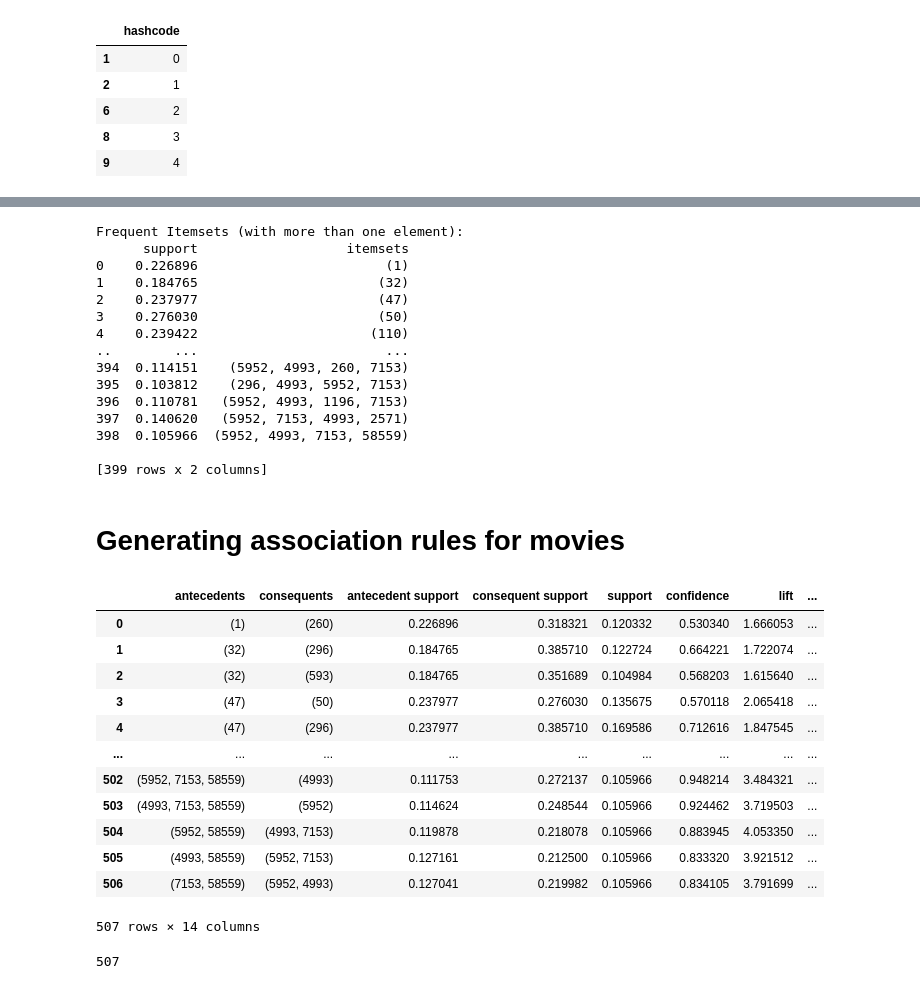
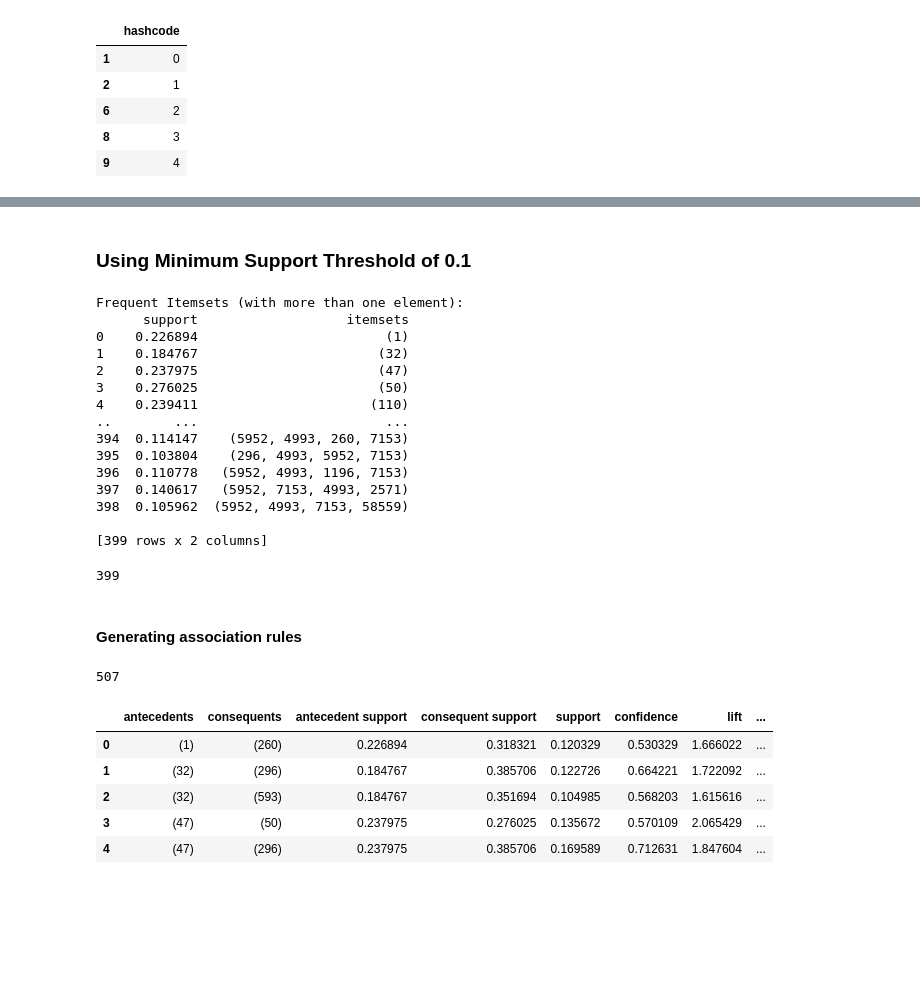
Before and after one commit to radziko/ctds_02807, a Jupyter notebook: association_rules.ipynb, the cells around one changed output, grey strips where cells are left out. Drawn from its saved outputs; the diff is of its cells as text; code cells hidden in the pictures; blank space fills up the shorter version.

```diff
--- a/association_rules.ipynb
+++ b/association_rules.ipynb
@@ -251,47 +442,46 @@ binary_df = pd.DataFrame(te_ary, columns=te.columns_)
+# %% [markdown]
+### Using Minimum Support Threshold of 0.1
 # %%
 # frequent itemsets
 min_support = 0.1
-frequent_itemsets = apriori(binary_df, min_support=min_support, use_colnames=True)
+frequent_itemsets_1 = apriori(binary_df, min_support=min_support, use_colnames=True)
 print("Frequent Itemsets (with more than one element):")
-print(frequent_itemsets)
+print(frequent_itemsets_1)
 # %% [output]
 Frequent Itemsets (with more than one element):
       support                   itemsets
-0    0.226896                        (1)
-1    0.184765                       (32)
-2    0.237977                       (47)
-3    0.276030                       (50)
-4    0.239422                      (110)
+0    0.226894                        (1)
+1    0.184767                       (32)
+2    0.237975                       (47)
+3    0.276025                       (50)
+4    0.239411                      (110)
 ..        ...                        ...
-394  0.114151    (5952, 4993, 260, 7153)
-395  0.103812    (296, 4993, 5952, 7153)
-396  0.110781   (5952, 4993, 1196, 7153)
-397  0.140620   (5952, 7153, 4993, 2571)
-398  0.105966  (5952, 4993, 7153, 58559)
+394  0.114147    (5952, 4993, 260, 7153)
+395  0.103804    (296, 4993, 5952, 7153)
+396  0.110778   (5952, 4993, 1196, 7153)
+397  0.140617   (5952, 7153, 4993, 2571)
+398  0.105962  (5952, 4993, 7153, 58559)
 
 [399 rows x 2 columns]
+# %%
+frequent_itemsets_1['length'] = frequent_itemsets_1['itemsets'].apply(lambda x: len(x))
+len(frequent_itemsets_1)
+# %% [output]
+399
 # %% [markdown]
-# Generating association rules for movies
+#### Generating association rules
 # %%
 # Generate association rules
-rules_apriori = association_rules(frequent_itemsets, metric="confidence", min_threshold=0.5, num_itemsets=len(transactions))
+rules_apriori_1 = association_rules(frequent_itemsets_1, metric="confidence", min_threshold=0.5, num_itemsets=len(transactions))
-# %%
-rules_apriori
-# %% [output]
-|  | antecedents | consequents | antecedent support | consequent support | support | confidence | lift | ... |
-| 0 | (1) | (260) | 0.226896 | 0.318321 | 0.120332 | 0.530340 | 1.666053 | ... |
-| 1 | (32) | (296) | 0.184765 | 0.385710 | 0.122724 | 0.664221 | 1.722074 | ... |
-| 2 | (32) | (593) | 0.184765 | 0.351689 | 0.104984 | 0.568203 | 1.615640 | ... |
-| 3 | (47) | (50) | 0.237977 | 0.276030 | 0.135675 | 0.570118 | 2.065418 | ... |
-| 4 | (47) | (296) | 0.237977 | 0.385710 | 0.169586 | 0.712616 | 1.847545 | ... |
-| ... | ... | ... | ... | ... | ... | ... | ... | ... |
-| 502 | (5952, 7153, 58559) | (4993) | 0.111753 | 0.272137 | 0.105966 | 0.948214 | 3.484321 | ... |
-| 503 | (4993, 7153, 58559) | (5952) | 0.114624 | 0.248544 | 0.105966 | 0.924462 | 3.719503 | ... |
-| 504 | (5952, 58559) | (4993, 7153) | 0.119878 | 0.218078 | 0.105966 | 0.883945 | 4.053350 | ... |
-| 505 | (4993, 58559) | (5952, 7153) | 0.127161 | 0.212500 | 0.105966 | 0.833320 | 3.921512 | ... |
-| 506 | (7153, 58559) | (5952, 4993) | 0.127041 | 0.219982 | 0.105966 | 0.834105 | 3.791699 | ... |
-507 rows × 14 columns
-# %%
-len(rules_apriori)
-# %% [output]
-507
+# %%
+print(len(rules_apriori_1))
+
+rules_apriori_1.head()
+# %% [output]
+507
+|  | antecedents | consequents | antecedent support | consequent support | support | confidence | lift | ... |
+| 0 | (1) | (260) | 0.226894 | 0.318321 | 0.120329 | 0.530329 | 1.666022 | ... |
+| 1 | (32) | (296) | 0.184767 | 0.385706 | 0.122726 | 0.664221 | 1.722092 | ... |
+| 2 | (32) | (593) | 0.184767 | 0.351694 | 0.104985 | 0.568203 | 1.615616 | ... |
+| 3 | (47) | (50) | 0.237975 | 0.276025 | 0.135672 | 0.570109 | 2.065429 | ... |
+| 4 | (47) | (296) | 0.237975 | 0.385706 | 0.169589 | 0.712631 | 1.847604 | ... |
```
Also changed, not shown: parts of 46 cells of this notebook, 1 other file.
